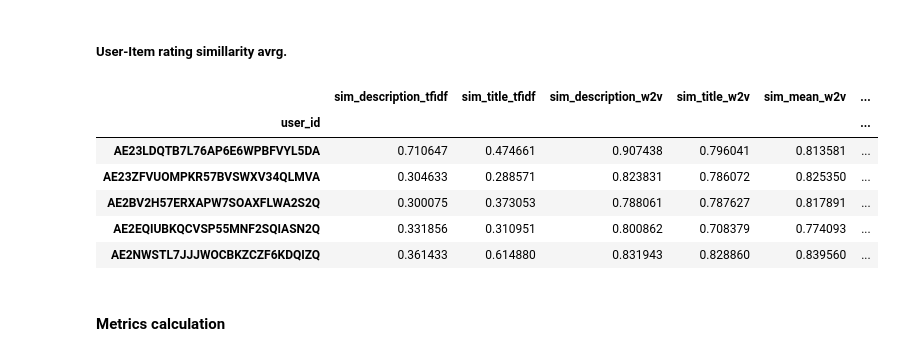
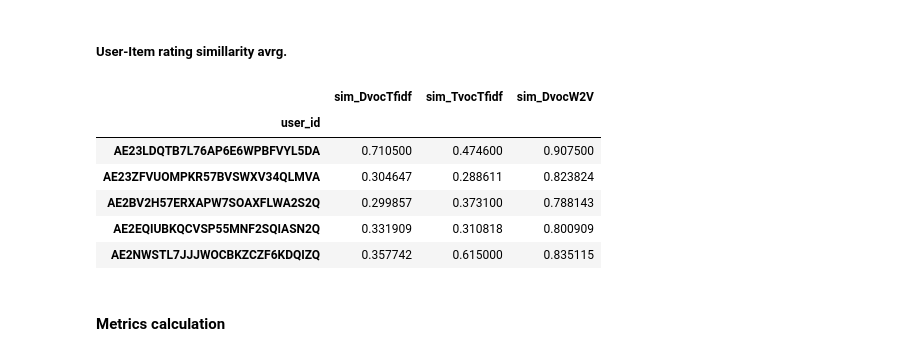
Before and after one commit to miriusz6/WRS_project, a Jupyter notebook: Project copy.ipynb, the cells around one changed output. Drawn from its saved outputs; the diff is of its cells as text; code cells hidden in the pictures.

```diff
--- a/Project copy.ipynb
+++ b/Project copy.ipynb
@@ -1149,0 +1132,8 @@ def max_sim(sim_matrix):
+# %%
+from tfidf.helpers import simM_to_multi_indx_df
+item_item_sims = pd.DataFrame()
+for col in df_item_embedds.columns:
+    print(col)
+    sim_matrix = cosine_matrix(df_item_embedds[col])
+    sim_matrix = simM_to_multi_indx_df(sim_matrix)
+    item_item_sims[col] = sim_matrix
@@ -1149,0 +1147,5 @@ def max_sim(sim_matrix):
+# %%
+
+# change 1 to 0
+item_item_sims[item_item_sims == 1] = 0
+item_item_sims.head(5)
@@ -1149,0 +1167,6 @@ def max_sim(sim_matrix):
+# %%
+for col in item_item_sims.columns:
+    print(col)
+    c = item_item_sims[col].copy()
+    c[c > 0] = 1
+    print(c.sum()/c.shape[0])
@@ -1152,2 +1190,4 @@ def max_sim(sim_matrix):
+# %%
+df_item_embedds.drop(columns=['TvocW2V', 'DTvocTfidf', 'DTvocW2V'], inplace=True)
 # %%
 # Find all items rated by each user
@@ -1273,44 +1307,40 @@ def calc_sim_avrg_userwise(user_item_sim_known):
     # replace 1s with 0s i.e. dont take into consideration ratings 100% defining a user
     # 0's are consider invalid since thyre result of empty metadata
     known_sims_cpy = user_item_sim_known.copy()
     known_sims_cpy = known_sims_cpy.replace(1, 0)
     # number of 1s for each user:for
     known_sims_cpy = known_sims_cpy.replace(1, 0)
     known_sims_cpy.head(5)
 
     valid_sims = pd.DataFrame(index=user_item_sim_known.index)
     for col in user_item_sim_known.columns:
         valid_sims[col] = known_sims_cpy[col].apply(lambda x: 1 if x != 0 else 0)
 
-    #invalid_sims = invalid_sims.groupby('user_id').sum()
-    valid_sims
-
-    #invalid_sims.groupby('user_id').count()
     valid_sims.groupby('user_id').sum()
 
     # avrg similarity for known ratings user-wise
     # if 0 valid ratings then Nan
     avg_sim_known_userwise = known_sims_cpy.groupby('user_id').sum()/valid_sims.groupby('user_id').sum()
     # count None and Nans
     nuls_cnt = avg_sim_known_userwise.isnull().sum()
     # avrg similarity for known ratings embedding-wise
     avg_sim_known_embedwise = avg_sim_known_userwise.sum()/(avg_sim_known_userwise.count()-nuls_cnt)
     # fill Nans with embedding-wise avrg
     for col in avg_sim_known_userwise.columns:
         avg_sim_known_userwise[col].fillna(avg_sim_known_embedwise[col], inplace=True)
 
     return avg_sim_known_userwise
 
 avg_sim_userwise = calc_sim_avrg_userwise(df_user_item_sim_known)
 avg_sim_userwise.head(5)
 # %% [output]
-|  | sim_description_tfidf | sim_title_tfidf | sim_description_w2v | sim_title_w2v | sim_mean_w2v | ... |
-| user_id |  |  |  |  |  | ... |
-| AE23LDQTB7L76AP6E6WPBFVYL5DA | 0.710647 | 0.474661 | 0.907438 | 0.796041 | 0.813581 | ... |
-| AE23ZFVUOMPKR57BVSWXV34QLMVA | 0.304633 | 0.288571 | 0.823831 | 0.786072 | 0.825350 | ... |
-| AE2BV2H57ERXAPW7SOAXFLWA2S2Q | 0.300075 | 0.373053 | 0.788061 | 0.787627 | 0.817891 | ... |
-| AE2EQIUBKQCVSP55MNF2SQIASN2Q | 0.331856 | 0.310951 | 0.800862 | 0.708379 | 0.774093 | ... |
-| AE2NWSTL7JJJWOCBKZCZF6KDQIZQ | 0.361433 | 0.614880 | 0.831943 | 0.828860 | 0.839560 | ... |
+|  | sim_DvocTfidf | sim_TvocTfidf | sim_DvocW2V |
+| user_id |  |  |  |
+| AE23LDQTB7L76AP6E6WPBFVYL5DA | 0.710500 | 0.474600 | 0.907500 |
+| AE23ZFVUOMPKR57BVSWXV34QLMVA | 0.304647 | 0.288611 | 0.823824 |
+| AE2BV2H57ERXAPW7SOAXFLWA2S2Q | 0.299857 | 0.373100 | 0.788143 |
+| AE2EQIUBKQCVSP55MNF2SQIASN2Q | 0.331909 | 0.310818 | 0.800909 |
+| AE2NWSTL7JJJWOCBKZCZF6KDQIZQ | 0.357742 | 0.615000 | 0.835115 |
 # %%
 # User-wise unknown user-ratings average similarity apply
 P = (avg_sim_userwise - df_user_item_sim_unknown)
```
Also changed, not shown: parts of 69 cells of this notebook, 3 other files.
